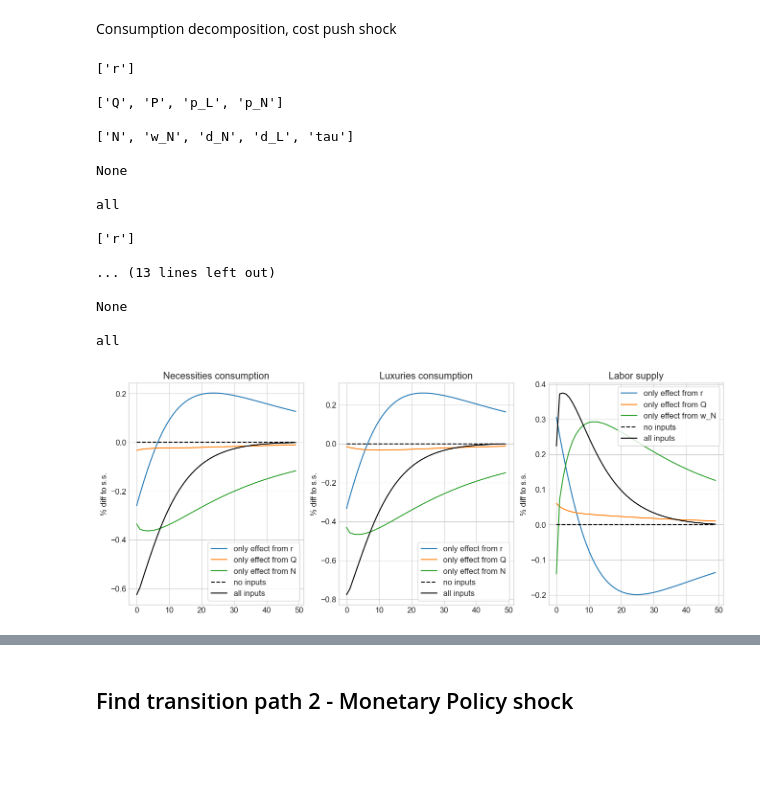
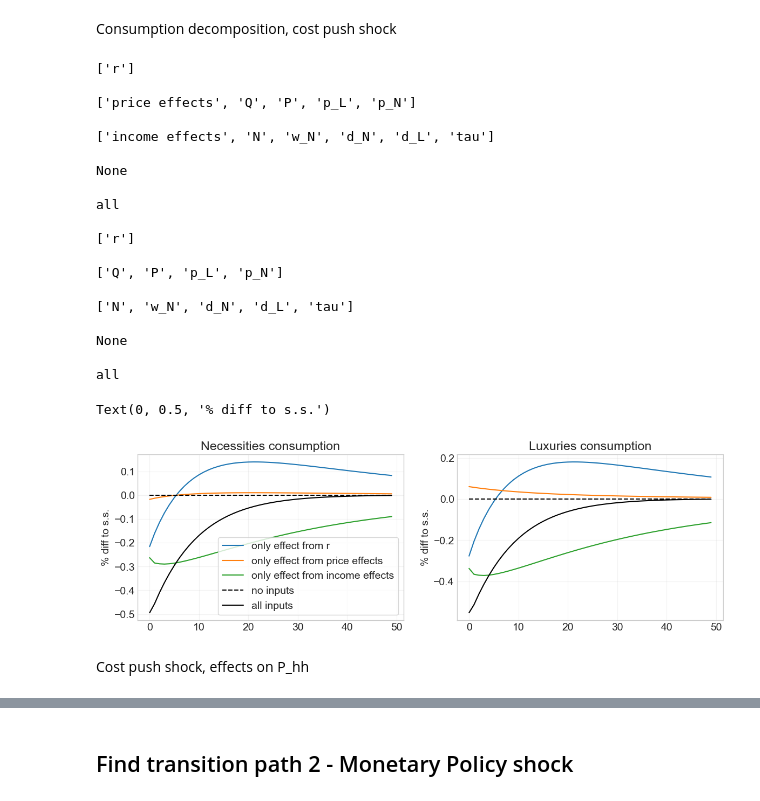
Before and after one commit to signehm0812/hank-speciale, a Jupyter notebook: two_sectors_subsistence/two_sector/HANK.ipynb, the cells around one changed output, grey strips where cells are left out. Drawn from its saved outputs; the diff is of its cells as text; code cells hidden in the pictures; blank space fills up the shorter version.

Commit message:
More graphs made for consumption decompositions

```diff
--- a/two_sectors_subsistence/two_sector/HANK.ipynb
+++ b/two_sectors_subsistence/two_sector/HANK.ipynb
@@ -359,11 +347,11 @@ Consumption decomposition, cost push shock
 # %%
 T_max = 50
 
-fig = plt.figure(figsize=(16,6),dpi=100)
+fig = plt.figure(figsize=(14,4),dpi=100)
 
-ax = fig.add_subplot(1,3,1)
+ax = fig.add_subplot(1,2,1)
 i_color = 0
-for use_inputs in [['r'],['Q','P','p_L','p_N'],['N','w_N','d_N','d_L','tau'],None,'all']:
+for use_inputs in [['r'],['price effects','Q','P','p_L','p_N'],['income effects','N','w_N','d_N','d_L','tau'],None,'all']:
 
     # a. compute
     print(use_inputs)
@@ -390,7 +378,7 @@ ax.set_title('Necessities consumption')
 ax.set_ylabel('% diff to s.s.')
 ax.legend(frameon=True);
 
-ax = fig.add_subplot(1,3,2)
+ax = fig.add_subplot(1,2,2)
 i_color = 0
 for use_inputs in [['r'],['Q','P','p_L','p_N'],['N','w_N','d_N','d_L','tau'],None,'all']:
 
@@ -400,69 +388,45 @@ for use_inputs in [['r'],['Q','P','p_L','p_N'],['N','w_N','d_N','d_L','tau'],Non
     print('')
 
     # b. plot
     if use_inputs is None:
         label = 'no inputs'
         ls = '--'
         color = 'black'
     elif use_inputs == 'all':
         label = 'all inputs'
         ls = '-'
         color = 'black'
     else:
         label = f'only effect from {use_inputs[0]}'
         ls = '-'
         color = colors[i_color]
         i_color += 1
 
     ax.plot((path_alt.C_L_hh[0,:50]/ss.C_L_hh-1)*100,ls=ls,color=color,label=label);
 ax.set_title('Luxuries consumption')
 ax.set_ylabel('% diff to s.s.')
-ax.legend(frameon=True);
-
-ax = fig.add_subplot(1,3,3)
-i_color = 0
-for use_inputs in [['r'],['Q','P','p_L','p_N'],['w_N','d_N','d_L','tau'],None,'all']:
-
-    # a. compute
-    print(use_inputs)
-    path_alt = model.decompose_hh_path(do_print=False,use_inputs=use_inputs)
-    print('')
-
-    # b. plot
-    if use_inputs is None:
-        label = 'no inputs'
-        ls = '--'
-        color = 'black'
-    elif use_inputs == 'all':
-        label = 'all inputs'
-        ls = '-'
-        color = 'black'
-    else:
-        label = f'only effect from {use_inputs[0]}'
-        ls = '-'
-        color = colors[i_color]
-        i_color += 1
-
-    ax.plot((path_alt.ELL_hh[0,:50]/ss.ELL_hh-1)*100,ls=ls,color=color,label=label);
-ax.set_title('Labor supply')
-ax.set_ylabel('% diff to s.s.')
-ax.legend(frameon=True);
+#ax.legend(frameon=True);
 # %% [output]
+['r']
+
+['price effects', 'Q', 'P', 'p_L', 'p_N']
+
+['income effects', 'N', 'w_N', 'd_N', 'd_L', 'tau']
+
+None
+
+all
+
 ['r']
 
 ['Q', 'P', 'p_L', 'p_N']
 
 ['N', 'w_N', 'd_N', 'd_L', 'tau']
 
 None
 
 all
-
-['r']
-
-... (13 lines left out)
-
-None
-
-all
+Text(0, 0.5, '% diff to s.s.')
-[figure, old version]
+[figure, new version]
+# %% [markdown]
+Cost push shock, effects on P_hh
```
Also changed, not shown: parts of 28 cells of this notebook, 10 other files.
